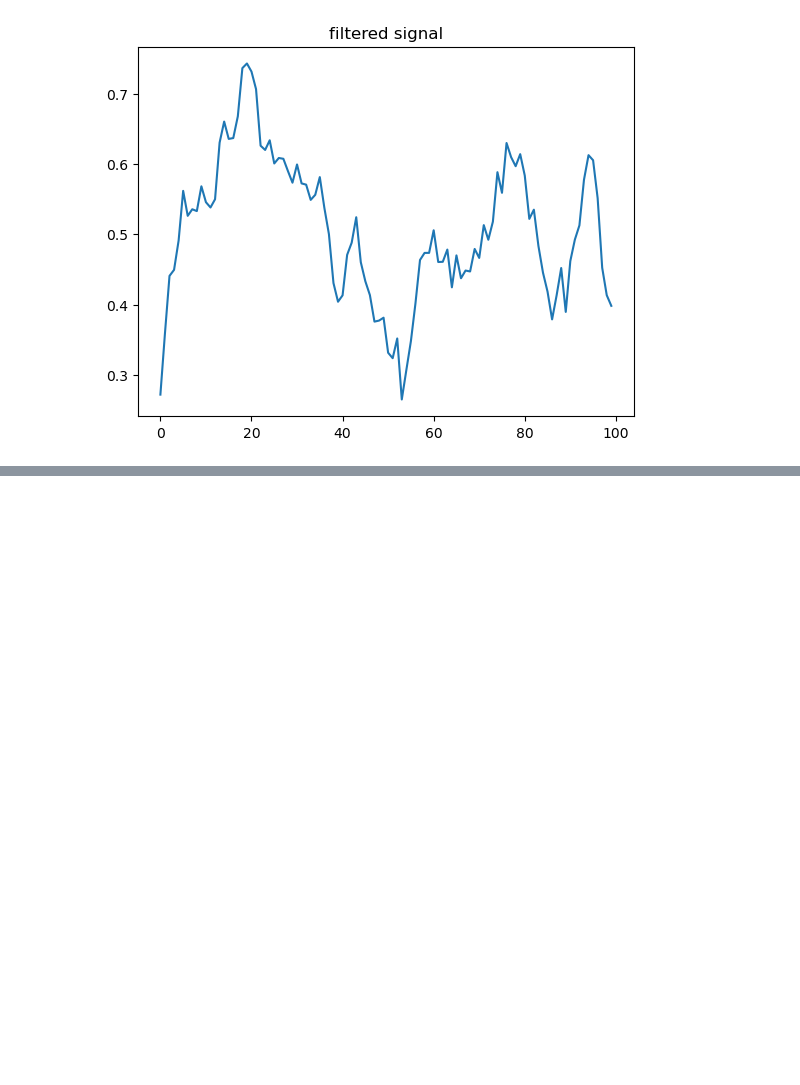
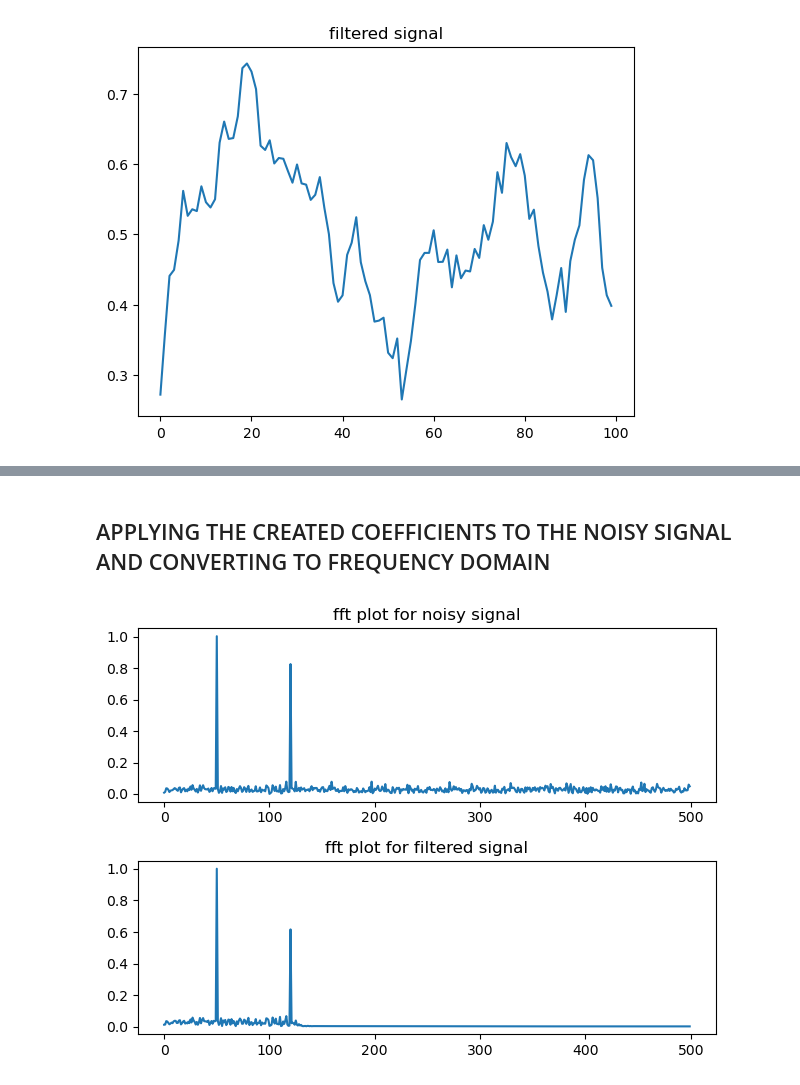
Before and after one commit to MohammedZaid-AI/Signal-processing-with-AI, a Jupyter notebook: Day2.ipynb, the cells around one changed output, grey strips where cells are left out. Cells and saved outputs as stored; diff of their text form; code cells hidden in the pictures; blank space fills up the shorter version.

```diff
--- a/Day2.ipynb
+++ b/Day2.ipynb
@@ -140,0 +191,46 @@ plt.show()
+# %% [markdown]
+## APPLYING THE CREATED COEFFICIENTS TO THE NOISY SIGNAL AND CONVERTING TO FREQUENCY DOMAIN
+# %%
+#design
+#N(no. of TAPS)
+N=100
+#filter type:lowpass,high pass ,band pass, band stop
+filter_type='highpass'
+#cut off frequency
+cutoff=1000 #1 khz for lowpass and high pass
+cutoffs=[1000,2000] #bandpass and bandstop
+#window type
+window='hamming' # 'haan',blackman,kaiser,
+
+#sampling frequency
+fs=8000 #8 khz
+
+#now we can design the filter
+from scipy.signal import firwin,freqz
+#firwin(no. of taps,cutoff frequency,samplig freq,window )
+coeff=firwin(N,cutoff,fs=fs,window=window)
+
+Yfft=np.fft.fft(Ynoisy)
+N=len(Ynoisy) #number of samples(bins)
+#to get acctual frequency values apply freqz function
+Freqs=np.fft.fftfreq(N,d=T)
+#fft computed also ha"s positive and equivalent negative frequencies
+
+plt.subplot(2,1,1)
+plt.title("fft plot for noisy signal")
+plt.plot(Freqs[:N//2],np.abs(Yfft[:N//2]) *2/N)
+
+
+Yfft=np.fft.fft(conv_signal)
+N=len(conv_signal) #number of samples(bins)
+#to get acctual frequency values apply freqz function
+Freqs=np.fft.fftfreq(N,d=T)
+#fft computed also ha"s positive and equivalent negative frequencies
+
+plt.subplot(2,1,2)
+plt.title("fft plot for filtered signal")
+plt.plot(Freqs[:N//2],np.abs(Yfft[:N//2]) *2/N)
+plt.tight_layout()
+plt.show()
+# %% [output]
+[figure, added]
```
Also changed, not shown: parts of 7 cells of this notebook.
